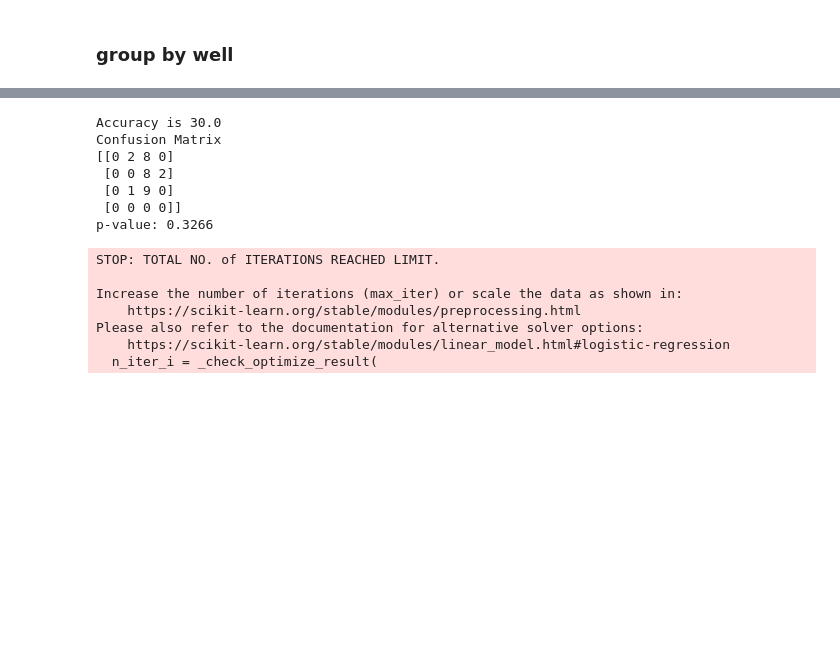
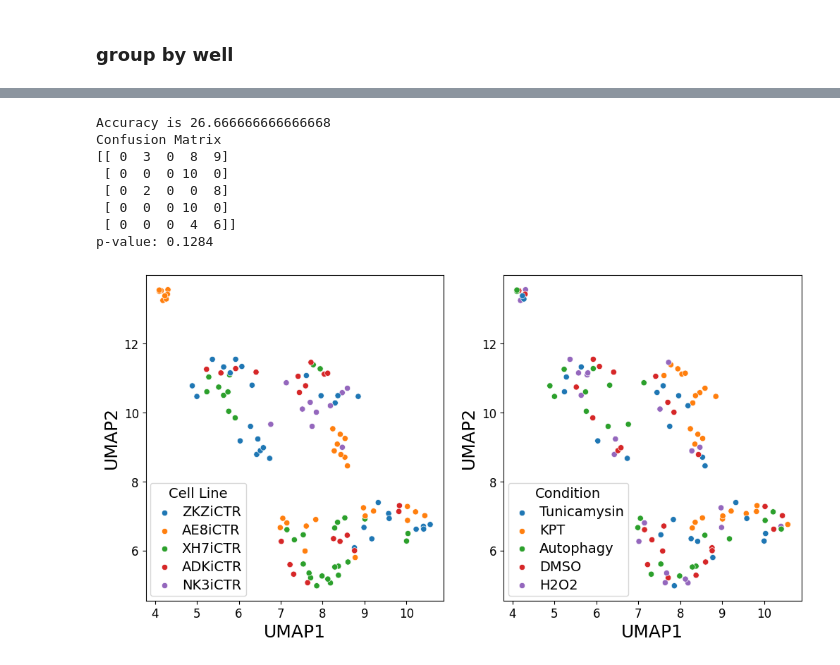
Before and after one commit to Shavit-Lab/cell_paint_seg, a Jupyter notebook: experiments/96_control/helper.ipynb, the cells around one changed output, grey strips where cells are left out. Drawn from its saved outputs; the diff is of its cells as text; code cells hidden in the pictures; blank space fills up the shorter version.

```diff
--- a/experiments/96_control/helper.ipynb
+++ b/experiments/96_control/helper.ipynb
@@ -390,10 +493,12 @@ data_metric = []
 data_iou = []
 data_comp = []
 data_pair = []
+data_id = []
 
 data_semantic_iou = []
 data_semantic_comp = []
 data_semantic_pair = []
+
 
 for ann1, ann2 in tqdm([("Ann. 1", "Ann. 2"), ("Ann. 1", "Ann. 3"), ("Ann. 2", "Ann. 3")], desc="annotator pairs..."):
     path_ann_1 = ann_to_path[ann1]
@@ -425,8 +530,9 @@ for ann1, ann2 in tqdm([("Ann. 1", "Ann. 2"), ("Ann. 1", "Ann. 3"), ("Ann. 2", "
                     data_val.append(val)
                     data_comp.append(tag_to_name[compartment])
                     data_pair.append(f"{ann1} vs {ann2}")
+                    data_id.append(id)
 
-df = pd.DataFrame({"IoU Threshold": data_iou, "F1 Score": data_val, "Metric": data_metric, "Compartment": data_comp, "Comparison": data_pair})
+df = pd.DataFrame({"IoU Threshold": data_iou, "F1 Score": data_val, "Metric": data_metric, "Compartment": data_comp, "Comparison": data_pair, "ID": data_id})
 df_semantic = pd.DataFrame({"Semantic IoU": data_semantic_iou, "Compartment": data_semantic_comp, "Comparison": data_semantic_pair})
 # %%
 f, axs = plt.subplots(1, 4, figsize=(24, 6))
@@ -512,0 +1045,2 @@ def unq_lbl(seg):
+# %%
+df_full = df
@@ -518,8 +1082,9 @@ path_omni = "/Users/thomasathey/Documents/shavit-lab/fraenkel/papers/cvpr/data/a
 path_im = "/Users/thomasathey/Documents/shavit-lab/fraenkel/papers/cvpr/data/annotated/annotate_3ch/"
 path_cellprof = "/Users/thomasathey/Documents/shavit-lab/fraenkel/papers/cvpr/data/annotated/grayscale/cellprofiler/"
 path_sam = "/Users/thomasathey/Documents/shavit-lab/fraenkel/papers/cvpr/data/annotated/annotate_3ch/SAM"
+path_mediar = "/Users/thomasathey/Documents/shavit-lab/fraenkel/papers/cvpr/data/annotated/annotate_3ch/mediar"
 
-paths = {"Ann. 1": path_tommy, "Ann. 2": path_aneesh, "Cellpose Cyto3": path_alg, "Omnipose Cyto2": path_omni, "CellProfiler": path_cellprof, "SAM": path_sam}
+paths = {"Ann. 1": path_tommy, "Ann. 2": path_aneesh, "Cellpose Cyto3": path_alg, "Omnipose Cyto2": path_omni, "CellProfiler": path_cellprof, "SAM": path_sam, "Mediar": path_mediar}
 
 tag_to_name = {"nuc": "Nuclei", "soma": "Somas", "cell": "Cells"}
 
@@ -534,10 +1099,10 @@ data_semantic_iou = []
 data_semantic_comp = []
 data_semantic_matchup = []
 
-for ann1, ann2 in tqdm([("Ann. 1", "Ann. 2"), ("Ann. 1", "SAM"), ("Ann. 1", "CellProfiler"), ("Ann. 1", "Omnipose Cyto2"), ("Ann. 1", "Cellpose Cyto3")], desc="annotator pairs..."):
+for ann1, ann2 in tqdm([("Ann. 1", "Ann. 2"), ("Ann. 1", "Mediar")], desc="annotator pairs..."):
     path_ann1 = paths[ann1]
     path_ann2 = paths[ann2]
-    for compartment in tqdm(["nuc", "soma", "cell"], leave=False, desc="compartments..."):
+    for compartment in tqdm(["nuc"], leave=False, desc="compartments..."):
         id_to_paths_ann1 = get_id_to_path(path_ann1, id_from_name_mask, tag=f"_{compartment}_resolved")
         if ann2 == "Ann. 2":
             tag_2 = f"_{compartment}_resolved"
@@ -921,8 +1494,12 @@ Please also refer to the documentation for alternative solver options:
 separate_plates = True
 
 if separate_plates:
-    df_train = df[df["Metadata_Plate"] != 4]
-    df_test = df[df["Metadata_Plate"] == 4]
+    df_train = df[(df["Metadata_Plate"] != 4) & (df["Metadata_Plate"] != 3)]
+    df_test = df[(df["Metadata_Plate"] == 4) | (df["Metadata_Plate"] == 3)]
+    # df_train = df_train[df_train["Cell Line"] != "NK3iCTR"]
+    # df_test = df_test[df_test["Cell Line"] != "NK3iCTR"]
+    # df_train = df_train[df_train["Cell Line"] != "ZKZiCTR"]
+    # df_test = df_test[df_test["Cell Line"] != "ZKZiCTR"]
     x_train = df_train[cols_X].values
     y_train = df_train["Cell Line"].values
     x_test = df_test[cols_X].values
@@ -933,7 +1510,10 @@ else:
     print(X.shape)
     x_train, x_test, y_train, y_test = train_test_split(X, y, test_size=0.20, random_state=15, stratify=y)
 
-clf = LogisticRegression(random_state=0).fit(x_train, y_train)
+
+clf = Pipeline([("scaler", StandardScaler()), ("logreg", LogisticRegression(random_state=0))])
+clf.fit(x_train, y_train)
+#clf = LogisticRegression(random_state=0).fit(x_train, y_train)
 
 y_pred = clf.predict(x_test)
 
@@ -973,19 +1553,39 @@ data_acc.append(accuracy)
 data_pval.append(pval)
 data_null_acc.append(np.mean(accs))
 # %% [output]
-Accuracy is 30.0
+Accuracy is 26.666666666666668
 Confusion Matrix
-[[0 2 8 0]
- [0 0 8 2]
- [0 1 9 0]
- [0 0 0 0]]
-p-value: 0.3266
+[[ 0  3  0  8  9]
+ [ 0  0  0 10  0]
+ [ 0  2  0  0  8]
+ [ 0  0  0 10  0]
+ [ 0  0  0  4  6]]
+p-value: 0.1284
-STOP: TOTAL NO. of ITERATIONS REACHED LIMIT.
-
-Increase the number of iterations (max_iter) or scale the data as shown in:
-    https://scikit-learn.org/stable/modules/preprocessing.html
-Please also refer to the documentation for alternative solver options:
-    https://scikit-learn.org/stable/modules/linear_model.html#logistic-regression
-  n_iter_i = _check_optimize_result(
+# %%
+f, axs = plt.subplots(1, 2, figsize=(12, 6))
+sns.scatterplot(df, x="UMAP1", y="UMAP2", hue="Cell Line", ax=axs[0])
+sns.scatterplot(df, x="UMAP1", y="UMAP2", hue="Condition", ax=axs[1])
+# increase legend font size
+
+for ax in axs:
+    for item in ax.get_legend().get_texts():
+        item.set_fontsize(14)
+# increase legend title font size
+for ax in axs:
+    for item in [ax.get_legend().get_title()]:
+        item.set_fontsize(14)
+
+# increase axis font size
+
+for ax in axs:
+    for item in ([ax.title, ax.xaxis.label, ax.yaxis.label]):
+        item.set_fontsize(18)
+
+    for item in (ax.get_xticklabels() + ax.get_yticklabels()):
+        item.set_fontsize(12)
+#sns.scatterplot(df, x="UMAP1", y="UMAP2", hue="Plate", ax=axs[2])
+#plt.savefig("/Users/thomasathey/Documents/shavit-lab/fraenkel/papers/miccai/figures/umap.svg")
+# %% [output]
+[figure, added]
 # %%
 df_pred = pd.DataFrame({"Task": data_task, "Mean Null Accuracy (%)": data_null_acc, "Accuracy (%)": data_acc, "p-value": data_pval})
```
Also changed, not shown: parts of 35 cells of this notebook, 3 other files.
